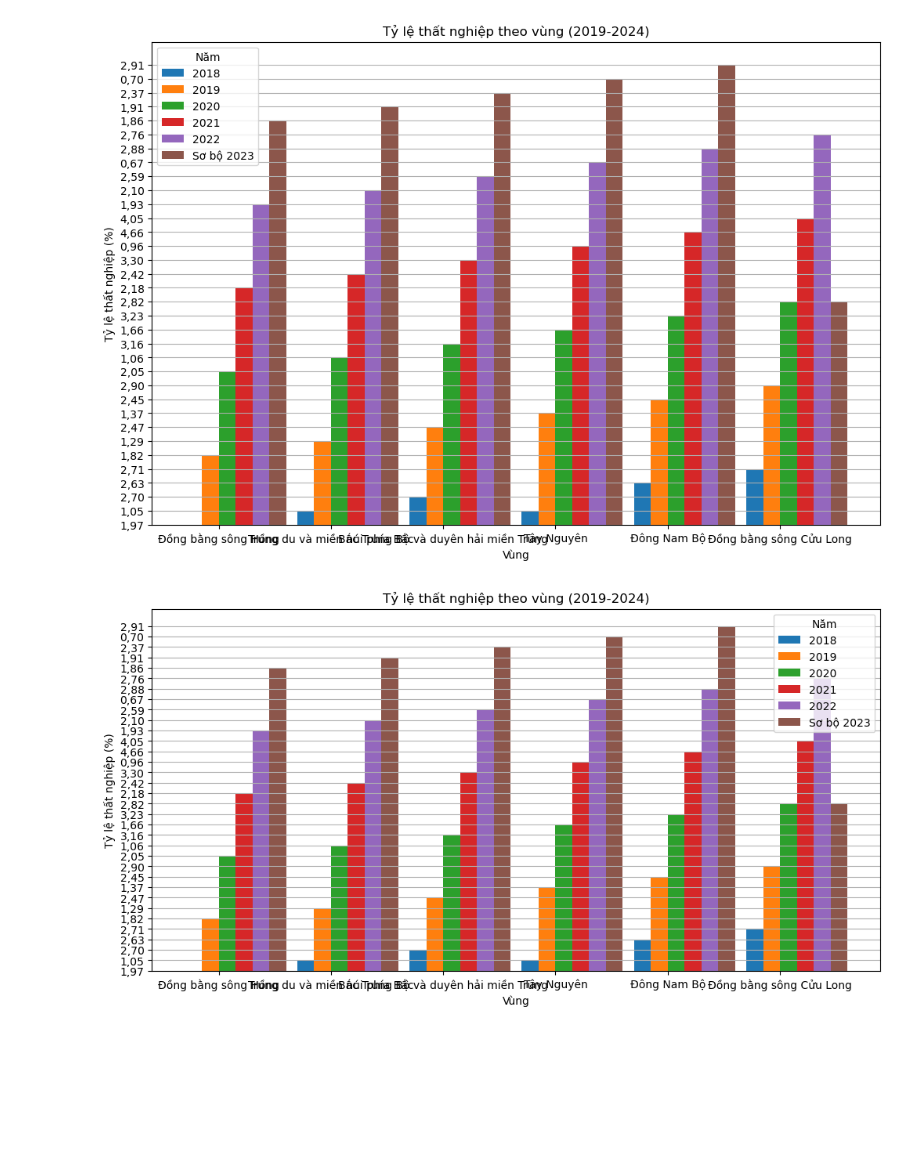
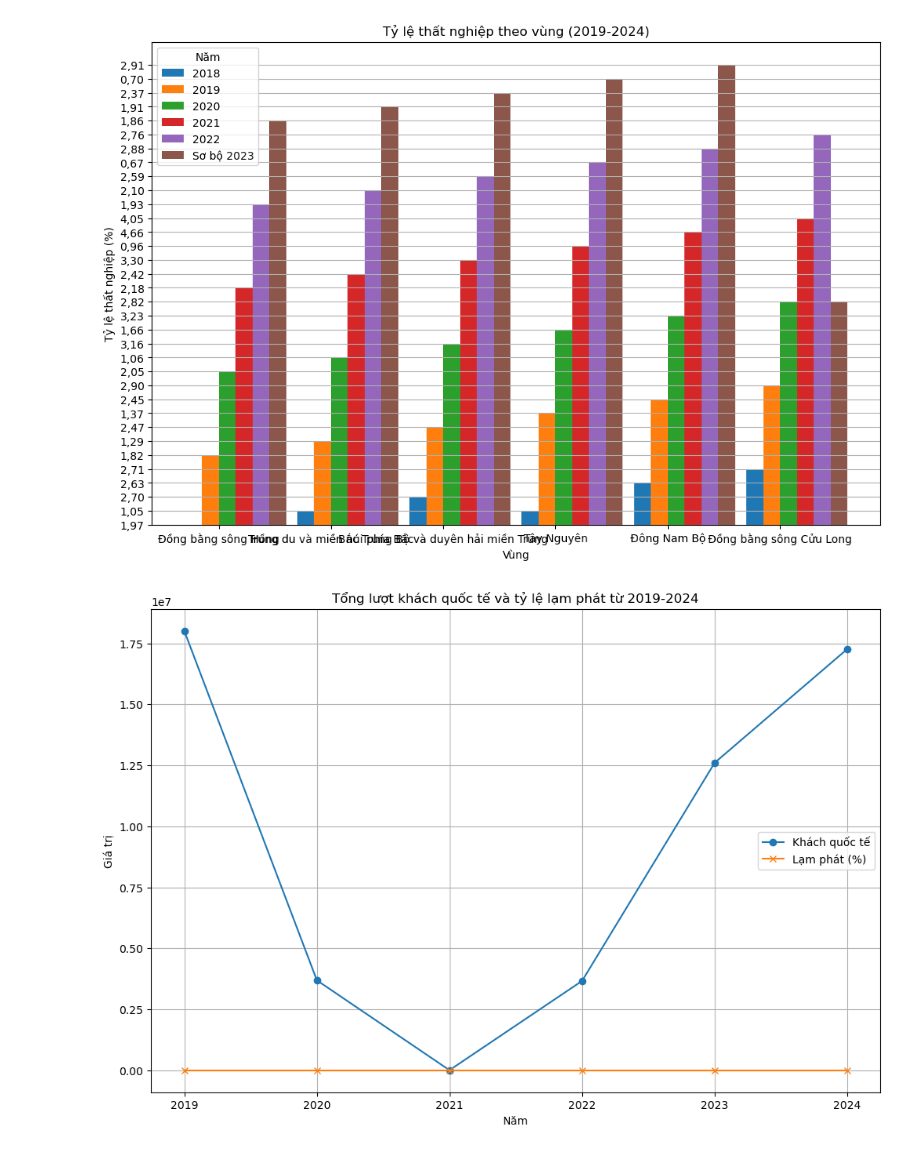
Before and after one commit to honguyenhoangphat/Thuthap_Tien_XuLyDuLieu, a Jupyter notebook: DoAnCuoiKy/Visualization.ipynb, the cells around one changed output. Drawn from its saved outputs; the diff is of its cells as text; code cells hidden in the pictures; blank space fills up the shorter version.

```diff
--- a/DoAnCuoiKy/Visualization.ipynb
+++ b/DoAnCuoiKy/Visualization.ipynb
@@ -80,18 +113,13 @@ plt.grid(axis='y')
 # %% [output]
 [figure]
 # %%
-
-plt.figure(figsize=(12, 6))
-bar_width = 0.15
-x = range(len(unemployment_df['Tỉnh/Thành phố']))
-for i, year in enumerate(unemployment_df.columns[1:]):
-    plt.bar([p + i * bar_width for p in x], unemployment_df[year], width=bar_width, label=year)
-
-plt.xticks([p + 1.5 * bar_width for p in x], unemployment_df['Tỉnh/Thành phố'])
-plt.title('Tỷ lệ thất nghiệp theo vùng (2019-2024)')
-plt.xlabel('Vùng')
-plt.ylabel('Tỷ lệ thất nghiệp (%)')
-plt.legend(title='Năm')
-plt.grid(axis='y')
+plt.figure(figsize=(12, 8))
+plt.plot(foreign_tourist_grouped['Năm'], foreign_tourist_grouped['Tổng lượt khách cả năm'], label='Khách quốc tế', marker='o')
+plt.plot(inflation_avg['Year'], inflation_avg['Inflation Rate'], label='Lạm phát (%)', marker='x')
+plt.title('Tổng lượt khách quốc tế và tỷ lệ lạm phát từ 2019-2024')
+plt.xlabel('Năm')
+plt.ylabel('Giá trị')
+plt.legend()
+plt.grid(True)
 # %% [output]
-[figure, old version]
+[figure, new version]
```
Also changed, not shown: parts of 3 cells of this notebook, 2 other files.
